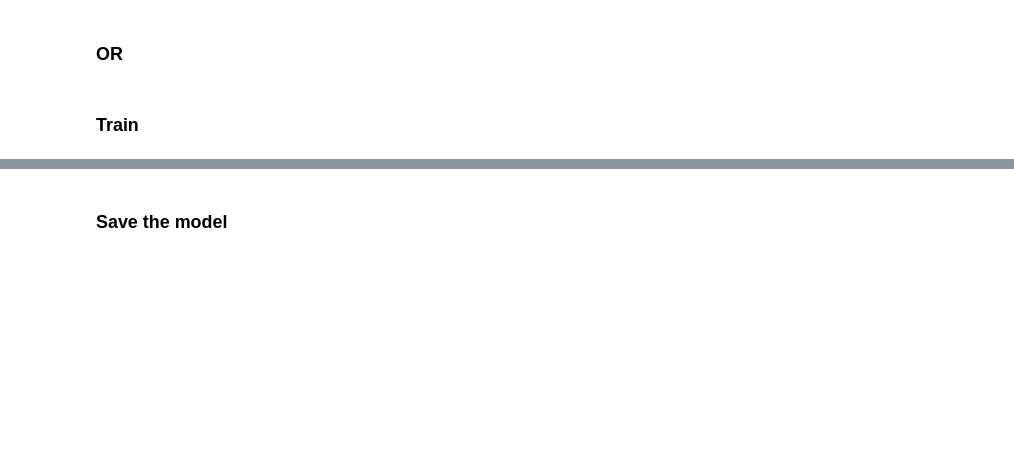
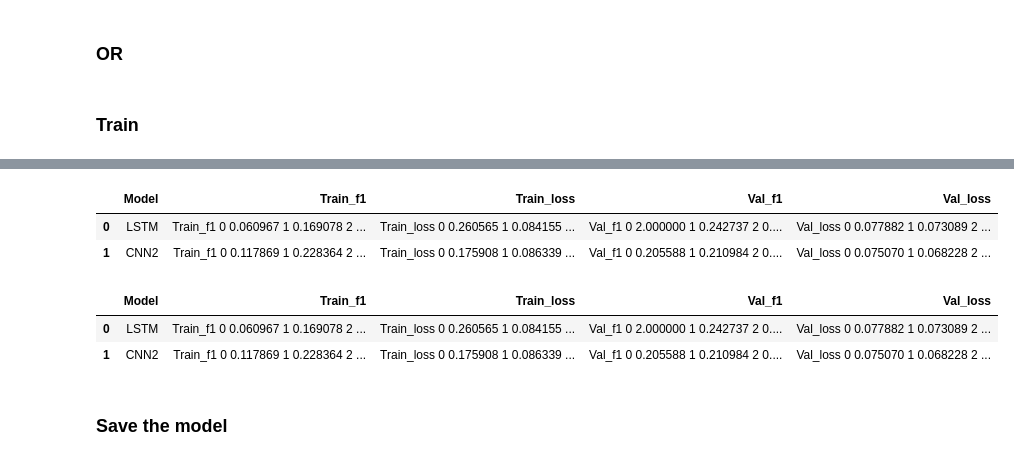
Before and after one commit to jannenev/reuters, a Jupyter notebook: simple_version.ipynb, the cells around one changed output, grey strips where cells are left out. Drawn from its saved outputs; the diff is of its cells as text; code cells hidden in the pictures; blank space fills up the shorter version.

```diff
--- a/simple_version.ipynb
+++ b/simple_version.ipynb
@@ -387,3 +392,6 @@ criterion = criterion.to(device)
+# %%
+# Store results of training
+results = pd.DataFrame()
 # %% [markdown]
 ### Train
 # %%
@@ -426,0 +489,11 @@ for epoch in range(N_EPOCHS):
+# %%
+results = results.append({'Model': model_name, 'Train_loss': pd.DataFrame({'Train_loss':train_losses}),
+                                         'Train_f1': pd.DataFrame({'Train_f1':train_f1s}),
+                                         'Val_loss': pd.DataFrame({'Val_loss':val_losses}),
+                                         'Val_f1': pd.DataFrame({'Val_f1':val_f1s})  }, ignore_index=True)
+
+results
+# %% [output]
+|  | Model | Train_f1 | Train_loss | Val_f1 | Val_loss |
+| 0 | LSTM | Train_f1 0 0.060967 1 0.169078 2 ... | Train_loss 0 0.260565 1 0.084155 ... | Val_f1 0 2.000000 1 0.242737 2 0.... | Val_loss 0 0.077882 1 0.073089 2 ... |
+| 1 | CNN2 | Train_f1 0 0.117869 1 0.228364 2 ... | Train_loss 0 0.175908 1 0.086339 ... | Val_f1 0 0.205588 1 0.210984 2 0.... | Val_loss 0 0.075070 1 0.068228 2 ... |
@@ -427,3 +504,9 @@ for epoch in range(N_EPOCHS):
+# %%
+res
+# %% [output]
+|  | Model | Train_f1 | Train_loss | Val_f1 | Val_loss |
+| 0 | LSTM | Train_f1 0 0.060967 1 0.169078 2 ... | Train_loss 0 0.260565 1 0.084155 ... | Val_f1 0 2.000000 1 0.242737 2 0.... | Val_loss 0 0.077882 1 0.073089 2 ... |
+| 1 | CNN2 | Train_f1 0 0.117869 1 0.228364 2 ... | Train_loss 0 0.175908 1 0.086339 ... | Val_f1 0 0.205588 1 0.210984 2 0.... | Val_loss 0 0.075070 1 0.068228 2 ... |
 # %% [markdown]
 ### Save the model
 # %% [markdown]
```
Also changed, not shown: parts of 11 cells of this notebook.
